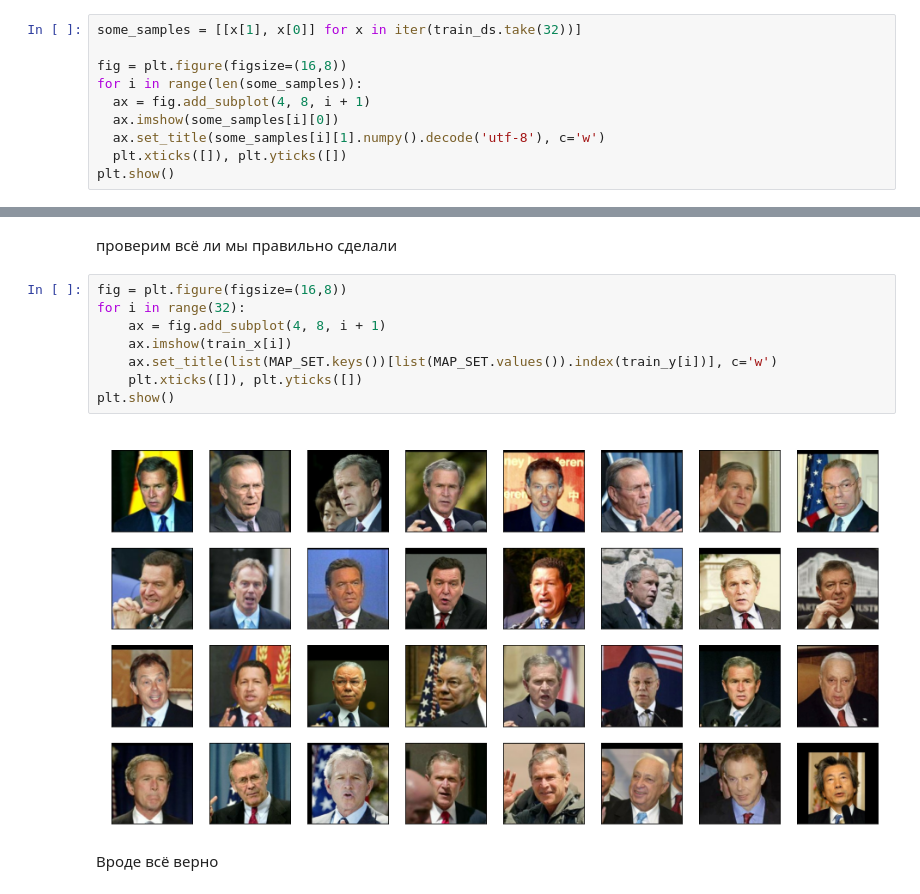
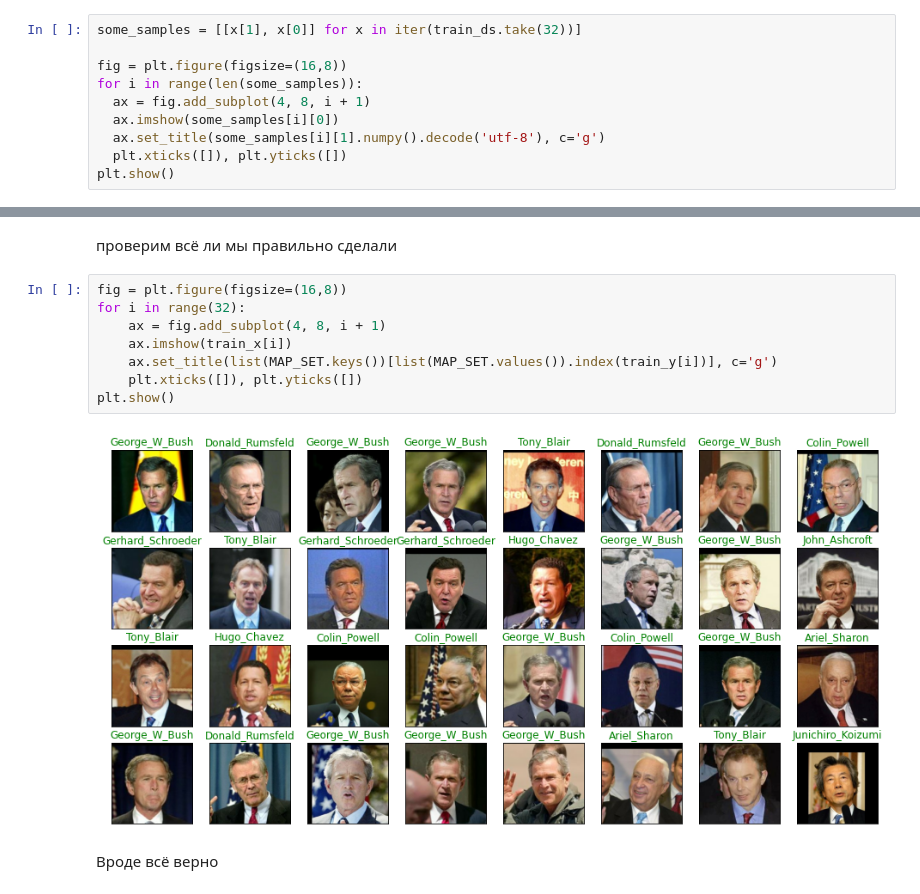
Before and after one commit to ssv273/computer_vision, a Jupyter notebook: HW_06_CV.ipynb, the cells around one changed output, grey strips where cells are left out. Saved outputs shown, nothing was run; the diff lists cells and outputs as text.

```diff
--- a/HW_06_CV.ipynb
+++ b/HW_06_CV.ipynb
@@ -49,7 +60,7 @@ fig = plt.figure(figsize=(16,8))
 for i in range(len(some_samples)):
   ax = fig.add_subplot(4, 8, i + 1)
   ax.imshow(some_samples[i][0])
-  ax.set_title(some_samples[i][1].numpy().decode('utf-8'), c='w')
+  ax.set_title(some_samples[i][1].numpy().decode('utf-8'), c='g')
   plt.xticks([]), plt.yticks([])
 plt.show()
 # %% [output]
@@ -142,13 +153,13 @@ train_x.shape, train_y.shape
 # %%
 fig = plt.figure(figsize=(16,8))
 for i in range(32):
     ax = fig.add_subplot(4, 8, i + 1)
     ax.imshow(train_x[i])
-    ax.set_title(list(MAP_SET.keys())[list(MAP_SET.values()).index(train_y[i])], c='w')
+    ax.set_title(list(MAP_SET.keys())[list(MAP_SET.values()).index(train_y[i])], c='g')
     plt.xticks([]), plt.yticks([])
 plt.show()
 # %% [output]
-[figure, old version]
+[figure, new version]
 # %% [markdown]
 Вроде всё верно
 # %% [markdown]
```
Also changed, not shown: parts of 14 cells of this notebook.
